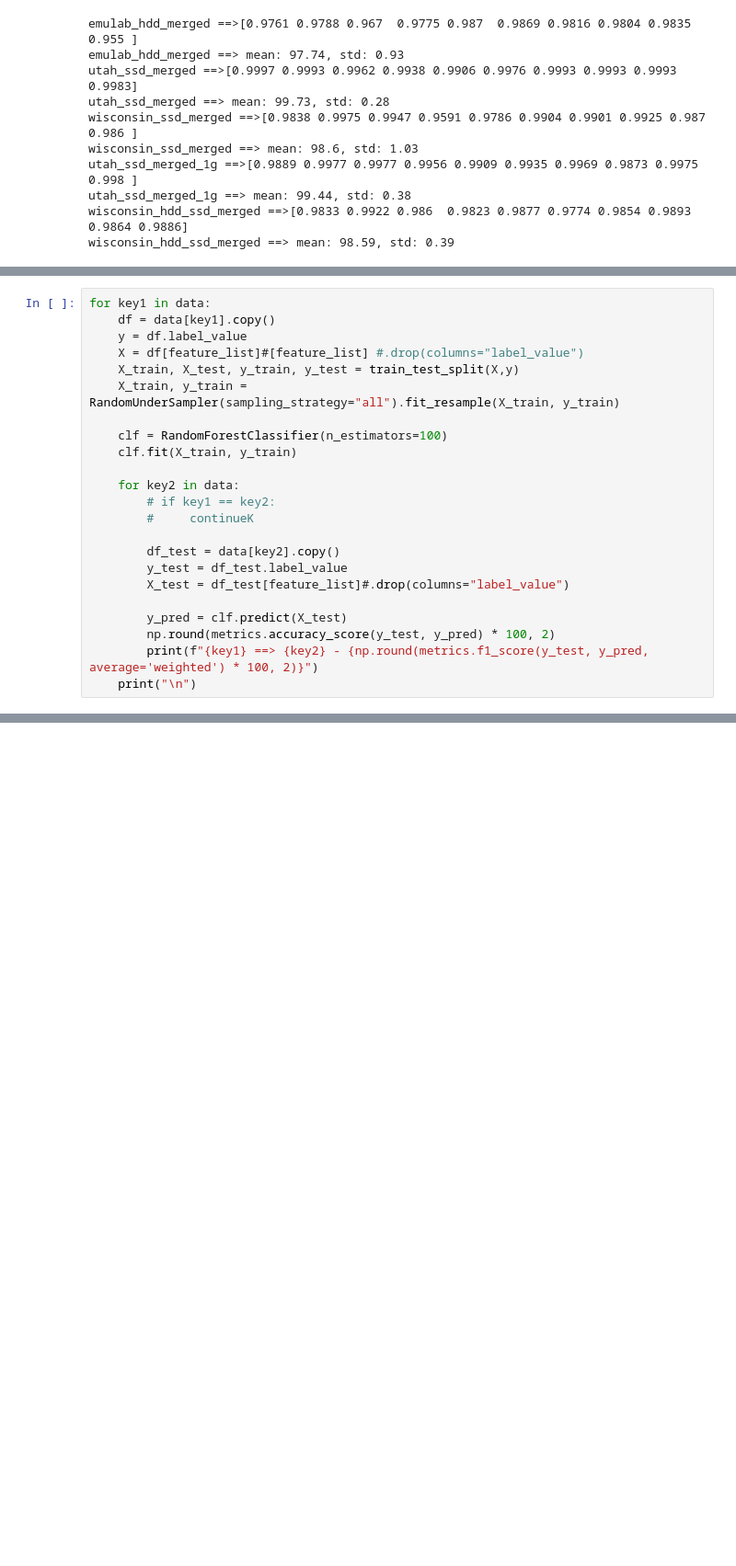
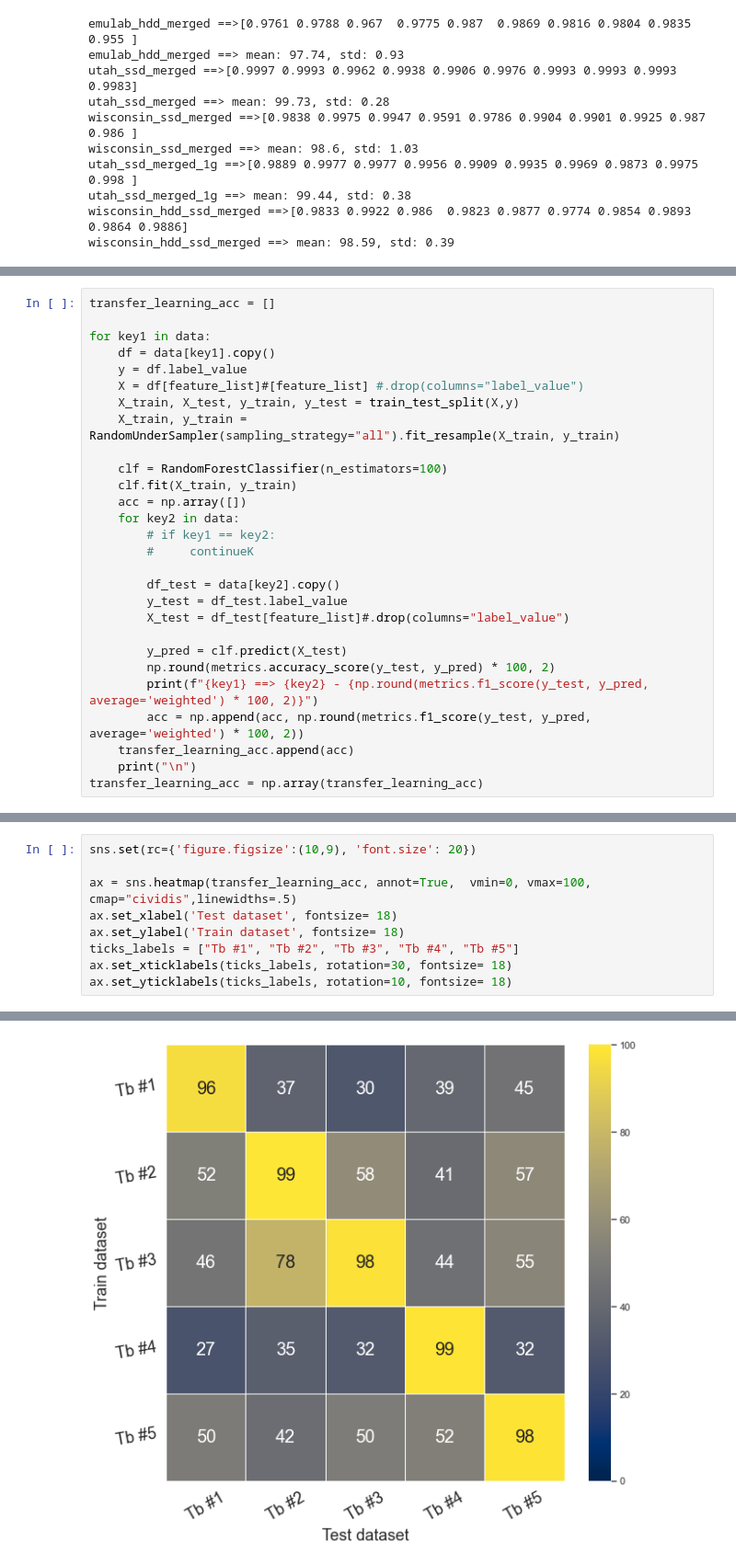
Before and after one commit to EhsanSaZ/BottleneckDetection, a Jupyter notebook: prototype/bottleneck_3.ipynb, the cells around one changed output, grey strips where cells are left out. Shown: that part at 92% size. Saved outputs shown, nothing was run; the diff lists cells and outputs as text; blank space fills up the shorter version.

```diff
--- a/prototype/bottleneck_3.ipynb
+++ b/prototype/bottleneck_3.ipynb
@@ -691,4 +688,6 @@ data['emulab_hdd_merged'].shape
 # %%
+transfer_learning_acc = []
+
 for key1 in data:
     df = data[key1].copy()
     y = df.label_value
@@ -698,7 +697,7 @@ for key1 in data:
 
     clf = RandomForestClassifier(n_estimators=100)
     clf.fit(X_train, y_train)
-
+    acc = np.array([])
     for key2 in data:
         # if key1 == key2:
         #     continueK
@@ -710,5 +709,8 @@ for key1 in data:
         y_pred = clf.predict(X_test)
         np.round(metrics.accuracy_score(y_test, y_pred) * 100, 2)
         print(f"{key1} ==> {key2} - {np.round(metrics.f1_score(y_test, y_pred, average='weighted') * 100, 2)}")
+        acc = np.append(acc, np.round(metrics.f1_score(y_test, y_pred, average='weighted') * 100, 2))
+    transfer_learning_acc.append(acc)
     print("\n")
+transfer_learning_acc = np.array(transfer_learning_acc)
 # %% [output]
@@ -731,0 +734,10 @@ wisconsin_hdd_ssd_merged ==> wisconsin_hdd_ssd_merged - 97.98
+# %%
+sns.set(rc={'figure.figsize':(10,9), 'font.size': 20})
+
+ax = sns.heatmap(transfer_learning_acc, annot=True,  vmin=0, vmax=100, cmap="cividis",linewidths=.5)
+ax.set_xlabel('Test dataset', fontsize= 18)
+ax.set_ylabel('Train dataset', fontsize= 18)
+ticks_labels = ["Tb #1", "Tb #2", "Tb #3", "Tb #4", "Tb #5"]
+ax.set_xticklabels(ticks_labels, rotation=30, fontsize= 18)
+ax.set_yticklabels(ticks_labels, rotation=10, fontsize= 18)
+# %% [output]
@@ -731,0 +749 @@ wisconsin_hdd_ssd_merged ==> wisconsin_hdd_ssd_merged - 97.98
+[figure, added]
```
Also changed, not shown: parts of 4 cells of this notebook.
